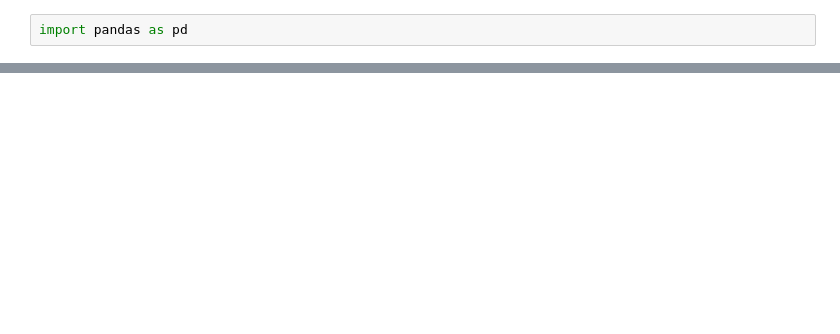
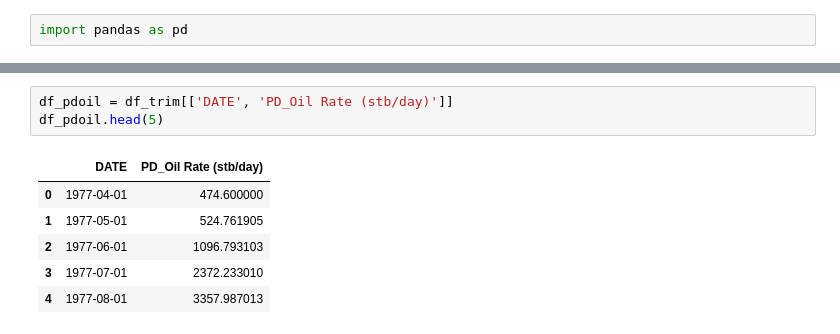
Before and after one commit to thanktua-spp/dca_ml_models, a Jupyter notebook: eda/exploratory data analysis.ipynb, the cells around one changed output, grey strips where cells are left out. Drawn from its saved outputs; the diff is of its cells as text; blank space fills up the shorter version.

```diff
--- a/eda/exploratory data analysis.ipynb
+++ b/eda/exploratory data analysis.ipynb
@@ -212,0 +56,10 @@ print("Actual values:", small_test_y)
+# %%
+df_pdoil = df_trim[['DATE', 'PD_Oil Rate (stb/day)']]
+df_pdoil.head(5)
+# %% [output]
+|  | DATE | PD_Oil Rate (stb/day) |
+| 0 | 1977-04-01 | 474.600000 |
+| 1 | 1977-05-01 | 524.761905 |
+| 2 | 1977-06-01 | 1096.793103 |
+| 3 | 1977-07-01 | 2372.233010 |
+| 4 | 1977-08-01 | 3357.987013 |
```
Also changed, not shown: parts of 23 cells of this notebook, 1 other file.
